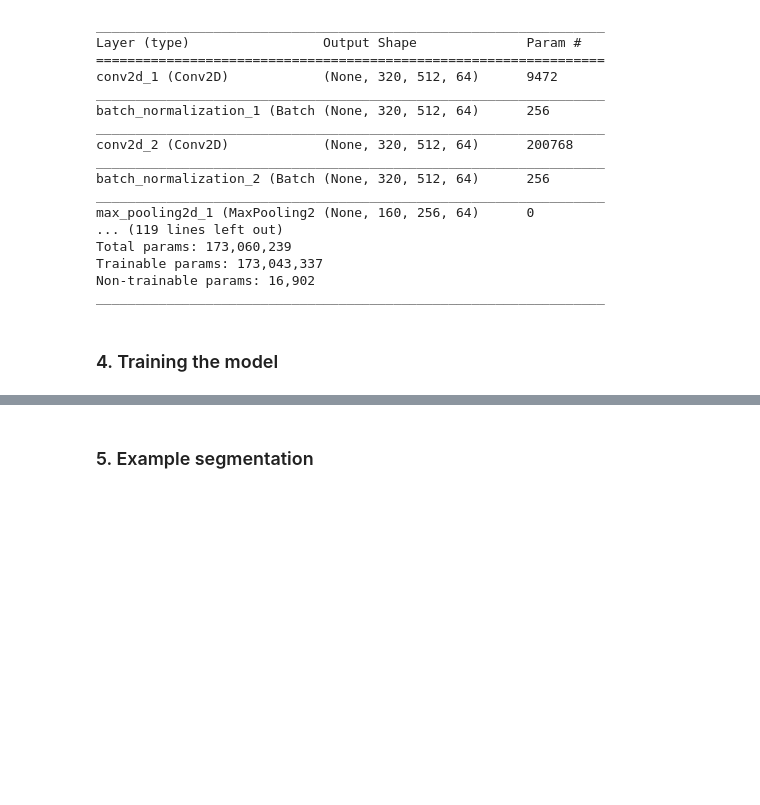
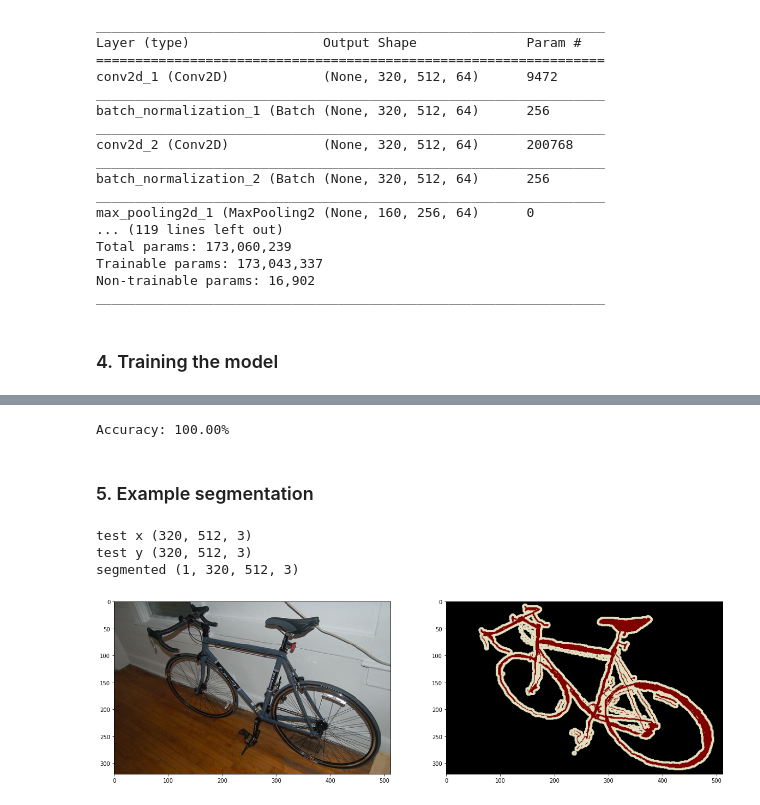
Before and after one commit to pilillo/img-notebooks, a Jupyter notebook: image_segmentation_VOC.ipynb, the cells around one changed output, grey strips where cells are left out. Cells and saved outputs as stored; diff of their text form; code cells hidden in the pictures; blank space fills up the shorter version.

```diff
--- a/image_segmentation_VOC.ipynb
+++ b/image_segmentation_VOC.ipynb
@@ -537,4 +686,6 @@ Non-trainable params: 16,902
 _________________________________________________________________
 # %% [markdown]
 ### 4. Training the model
+# %%
+use_image_generator = True
 # %%
@@ -577,11 +758,21 @@ Epoch 1/1
 # %%
 # Final evaluation of the model
-if train_using_generator:
+np.random.seed(seed)
+if not train_using_generator:
     scores = model.evaluate(x_test, segmentation_obj_files_test, verbose=0)
+elif use_image_generator:
+    validation_generator = ImageGenerator(paths_test, test, batch_size=batch_size,
+                                          input_size=(img_h, img_w, 3),
+                                          output_size=(img_h, img_w, 3),
+                                          resize_to=(img_h, img_w),
+                                          shuffle=True)
+    scores = model.evaluate_generator(validation_generator, steps=1)
 else:
-    scores = model.evaluate_generator(test_generator)
+    scores = model.evaluate_generator(test_generator, steps=1)
     #, steps=None, max_queue_size=10, workers=1, use_multiprocessing=False, verbose=0)
 
 print("Accuracy: %.2f%%" % (scores[1]*100))
+# %% [output]
+Accuracy: 100.00%
 # %% [markdown]
 ### 5. Example segmentation
@@ -598,3 +779,48 @@ if not train_using_generator:
+# %%
+np.random.seed(seed)
+if not train_using_generator:
+    segmented = model.predict(
+        # only predict the first element as example
+        np.reshape(x_test[0], (1, img_h, img_w, 3))
+    )
+
+    pyplot.imshow(
+        np.reshape(x_test[0], (1, img_h, img_w, 3))[0]
+    )
+elif use_image_generator:
+    batch_size = 1
+    training_generator = ImageGenerator(paths_train, train,
+                                        batch_size=batch_size,
+                                        input_size=(img_h, img_w, 3),
+                                        output_size=(img_h, img_w, 3),
+                                        resize_to=(img_h, img_w),
+                                        shuffle=True)
+
+    example_batch = training_generator.__getitem__(0)
+    # the batch has 2 elements: x and y
+    print "test x", example_batch[0][0].shape
+    print "test y", example_batch[1][0].shape
+
+    segmented = model.predict(
+        # only predict the first element as example
+        example_batch[0]
+        #np.reshape(     example_batch[0], (1, img_h, img_w, 3))
+    )
+    print "segmented", segmented.shape
+
+    fig=pyplot.figure(figsize=(20,20))
+
+    for r in range(batch_size):
+        for c in range(len(example_batch)):
+            fig.add_subplot(batch_size, len(example_batch), 1+r*len(example_batch)+c)
+            imshow(example_batch[c][r])
+else:
+    pass
+# %% [output]
+test x (320, 512, 3)
+test y (320, 512, 3)
+segmented (1, 320, 512, 3)
+[figure, added]
 # %%
 if not train_using_generator:
     pyplot.imshow(
```
Also changed, not shown: parts of 11 cells of this notebook.
